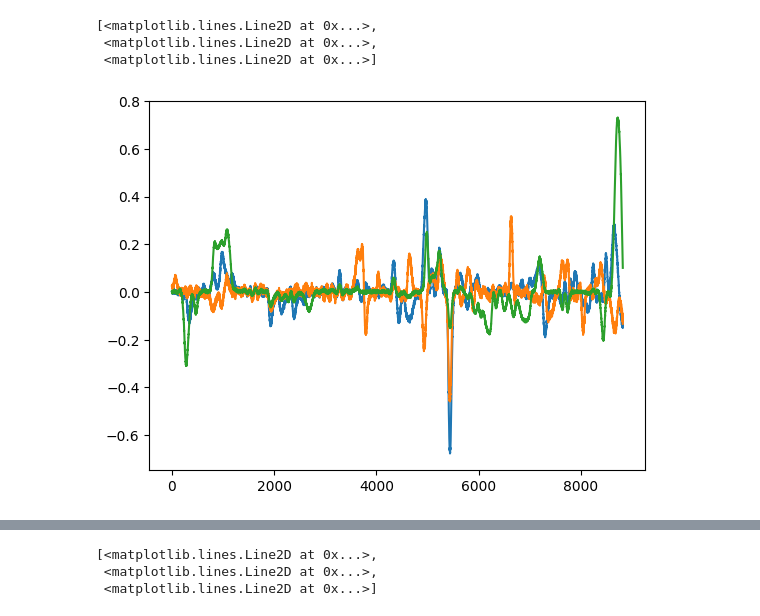
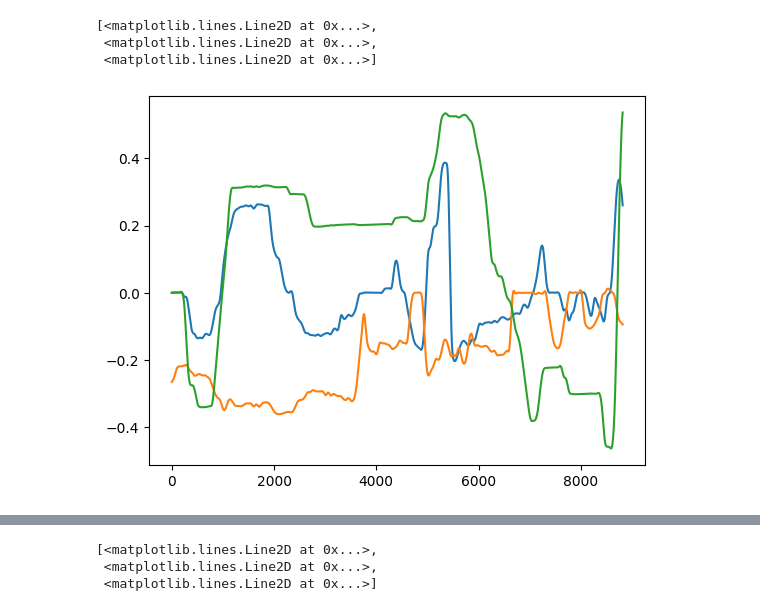
Before and after one commit to ZYVE255/encs6181_project, a Jupyter notebook: drone_sim.ipynb, the cells around one changed output, grey strips where cells are left out. Drawn from its saved outputs; the diff is of its cells as text; code cells hidden in the pictures.

Commit message:
Cleanup + quaternion to euler

```diff
--- a/drone_sim.ipynb
+++ b/drone_sim.ipynb
@@ -31,0 +5,13 @@ gyr = traj['imu']['gyroscope']
+# %%
+f = h5py.File('data/drone_sim/sunny.hdf5')
+traj = f['trajectory_0005']
+# GPS
+gps_pos = traj['gps']['position']
+gps_vel = traj['gps']['velocity']
+# Ground truth
+gnd_pos = traj['groundtruth']['position']
+gnd_vel = traj['groundtruth']['velocity']
+gnd_att = traj['groundtruth']['attitude']
+# IMU unit
+imu_acc = traj['imu']['accelerometer']
+imu_gyr = traj['imu']['gyroscope']
@@ -32,7 +43,15 @@ gyr = traj['imu']['gyroscope']
+# %%
+gnd_att_euler = np.zeros(shape=(gnd_att.shape[0],3))
+for i in range(gnd_att.shape[0]):
+    qw, qx, qy, qz = gnd_att[i, :]
+    roll = np.arctan2(2*(qw*qx+qy*qz), 1-2*(qx**2+qy**2))
+    pitch = -np.pi/2 + 2*np.arctan2(np.sqrt(1+2*(qw*qy-qx*qz)), np.sqrt(1-2*(qw*qy-qx*qz)))
+    yaw = np.arctan2(2*(qw*qz+qx*qy), 1-2*(qy**2+qz**2))
+    gnd_att_euler[i,:] = [roll, pitch, yaw]
 # %%
-plt.plot(gyr)
+plt.plot(gnd_att_euler)
 # %% [output]
 [<matplotlib.lines.Line2D at 0x...>,
  <matplotlib.lines.Line2D at 0x...>,
  <matplotlib.lines.Line2D at 0x...>]
-[figure, old version]
+[figure, new version]
```
Also changed, not shown: parts of 9 cells of this notebook.
